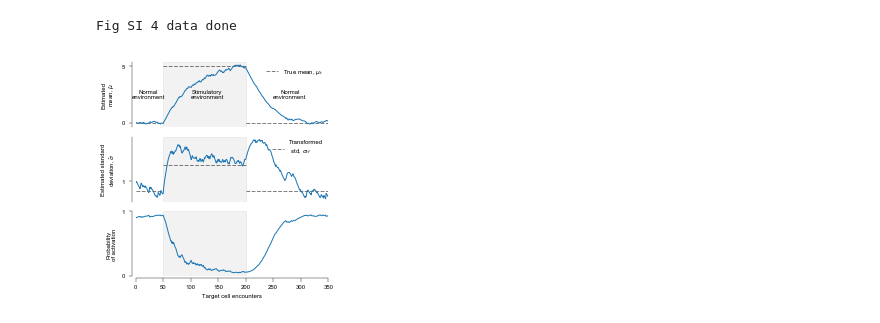
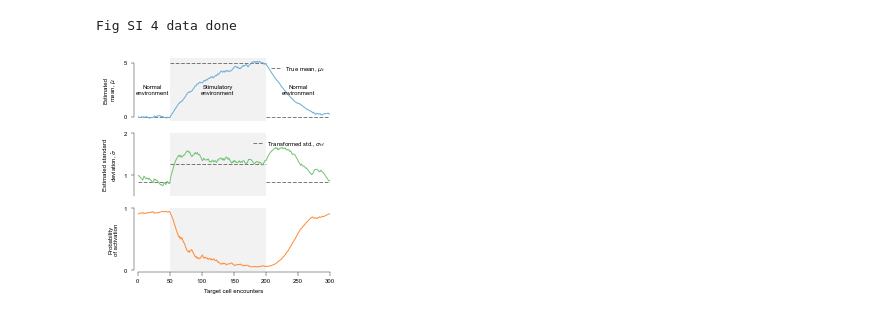
Before and after one commit to ywqin/paper-innate-immune-adaptation, a Jupyter notebook: figures.ipynb, the cells around one changed output. Cells and saved outputs as stored; diff of their text form; code cells hidden in the pictures.

```diff
--- a/figures.ipynb
+++ b/figures.ipynb
@@ -664,16 +664,18 @@ for ibin in range(int(1.0/binstep)):
 step_vals = [20, 100, 200, 270]
 axes = [ax3, ax4, ax5, ax6]
 
+poa_c = sns.color_palette('Oranges', n_colors=1)[0]
+
 for nstep, ax in zip(step_vals, axes):
     pointpoas = data.loc[data['Encounters'] == nstep]['Poa']
     statist = np.histogram(pointpoas, bins)[0]/num_cell
-    ax.bar(xbins, height=statist, width=binstep, align='edge')
+    ax.bar(xbins, height=statist, width=binstep, align='edge', fc=poa_c)
     ax.text(0.5, 0.85, 'Encounter %d' %
             nstep, ha='center', fontsize=LABEL_SIZE, color='k')
 
 # ----------------------
 fig.text(0.54, 0.02, POA_LABEL, ha='center')
-plt.savefig('fig3-adaptation-dynamic-population.pdf', format='pdf', dpi=300)
+plt.savefig('figs2-adaptation-dynamic-population.pdf', format='pdf', dpi=300)
 plt.show()
 plt.close()
 # %% [output]
@@ -1594,9 +1603,9 @@ data = pd.read_csv('%sSI4_MultiEnvs_mean_std_beta_poa.csv.gz' %
 # plotting ------------------------------------------------------
 fig = plt.figure(figsize=(SINGLE_COLUMN, SINGLE_COLUMN*1.0))
 plt.rc('font', size=LABEL_SIZE, family=FAMILY)
-ax1 = fig.add_axes([0.165, 0.73, 0.8, 0.27])
-ax2 = fig.add_axes([0.165, 0.42, 0.8, 0.27])
-ax3 = fig.add_axes([0.165, 0.11, 0.8, 0.27])
+ax1 = fig.add_axes([0.165, 0.73, 0.8, 0.26])
+ax2 = fig.add_axes([0.165, 0.42, 0.8, 0.26])
+ax3 = fig.add_axes([0.165, 0.11, 0.8, 0.26])
 ax1.tick_params(top=False, labelbottom=False)
 ax2.tick_params(top=False, labelbottom=False)
 ax1.spines['right'].set_visible(False)
@@ -1616,54 +1625,66 @@ ax3.spines['left'].set_position(('axes', -0.02))
 ax1.spines['bottom'].set_position(('axes', -0.02))
 ax2.spines['bottom'].set_position(('axes', -0.02))
 ax3.spines['bottom'].set_position(('axes', -0.02))
-ax1.set_xlim(0, total_num)
-ax2.set_xlim(0, total_num)
-ax3.set_xlim(0, total_num)
+ax1.set_xlim(0, 300)
+ax2.set_xlim(0, 300)
+ax3.set_xlim(0, 300)
 ax1.set_yticks([0, 5])
 ax1.set_yticklabels([0, 5])
 ax2.set_yticks([1, 2])
 ax2.set_yticklabels([1, 2])
+ax2.set_ylim(0.5, 2)
 ax3.set_yticks([0, 1])
-ax1.axvspan(num1env, num1env+num2env, alpha=0.1, color='grey')
-ax2.axvspan(num1env, num1env+num2env, alpha=0.1, color='grey')
-ax3.axvspan(num1env, num1env+num2env, alpha=0.1, color='grey')
+ax1.axvspan(num1env, num1env+num2env, alpha=0.1, color='grey', lw=0)
+ax2.axvspan(num1env, num1env+num2env, alpha=0.1, color='grey', lw=0)
+ax3.axvspan(num1env, num1env+num2env, alpha=0.1, color='grey', lw=0)
 
 ax1.hlines(y=m_env1, xmin=0, xmax=num1env, label=TRUE_MEAN_LABEL, **DASH_STYLE)
 ax1.hlines(y=m_env2, xmin=num1env, xmax=num1env+num2env, **DASH_STYLE)
 ax1.hlines(y=m_env1, xmin=num1env+num2env,
            xmax=num1env+num2env+num3env, **DASH_STYLE)
+
 ax2.hlines(y=std_1_tf, xmin=0, xmax=num1env,
-           label='Transformed\n std, $\sigma_{tf}$', **DASH_STYLE)
+           label='Transformed std., $\sigma_{tf}$', **DASH_STYLE)
 ax2.hlines(y=std_2_tf, xmin=num1env,
            xmax=num1env+num2env, **DASH_STYLE)
 ax2.hlines(y=std_1_tf, xmin=num1env+num2env,
            xmax=num1env+num2env+num3env, **DASH_STYLE)
 
 #ax3.hlines(0.99, 0, num1env, **DASH_STYLE)
 #ax3.hlines(0, num1env, num1env+num2env, **DASH_STYLE)
 #ax3.hlines(0.99, num1env+num2env,num1env+num2env+num3env, **DASH_STYLE)
 
+ax1.spines['left'].set_bounds(0, 5)
+#ax2.set_ylim(0, 3)
+ax2.spines['left'].set_bounds(0.5, 2)
+ax3.set_ylim(-0.01, 1)
+ax3.spines['left'].set_bounds(0, 1)
+
 ax3.set_ylim(-0.01, 1)
 #ax3.set_yticks(np.arange(0, 1.1, step=1))
 ax1.text(23, 2.5, 'Normal\nenvironment',
          ha='center', va='center', fontsize=LABEL_SIZE)
-ax1.text(130, 2.5, 'Stimulatory\nenvironment',
+ax1.text(125, 2.5, 'Stimulatory\nenvironment',
          ha='center', va='center', fontsize=LABEL_SIZE)
-ax1.text(280, 2.5, 'Normal\nenvironment',
+ax1.text(250, 2.5, 'Normal\nenvironment',
          ha='center', va='center', fontsize=LABEL_SIZE)
 
+mu_c = sns.color_palette('Blues', n_colors=1)
+std_c = sns.color_palette('Greens', n_colors=1)
+poa_c = sns.color_palette('Oranges', n_colors=1)
+
 # plot
-ax1.legend(loc='upper right', frameon=False)
-ax2.legend(loc='upper right', frameon=False)
-ax1.plot(data['Mean'])
+ax1.legend(loc='upper right', frameon=False, handlelength=1.5)
+ax2.legend(loc='upper right', frameon=False, handlelength=1.5)
+ax1.plot(data['Mean'], c = mu_c[0])
 ax1.set_ylabel(ESTD_MEAN_LABEL)
-ax2.plot(data['Std'])
+ax2.plot(data['Std'], c = std_c[0])
 ax2.set_ylabel(ESTD_STD_LABEL)
-ax3.plot(data['Poa'])
+ax3.plot(data['Poa'], c = poa_c[0])
 ax3.set_xlabel(ENCOUNTER_LABEL)
 ax3.set_ylabel('Probability\nof activation')
-plt.savefig('figSI4-adaptation-dynamic.pdf', format='pdf', dpi=300)
+plt.savefig('figs4-adaptation-dynamic.pdf', format='pdf', dpi=300)
 plt.show()
 plt.close()
 # %% [output]
-[figure, old version]
+[figure, new version]
```
Also changed, not shown: parts of 3 cells of this notebook.
